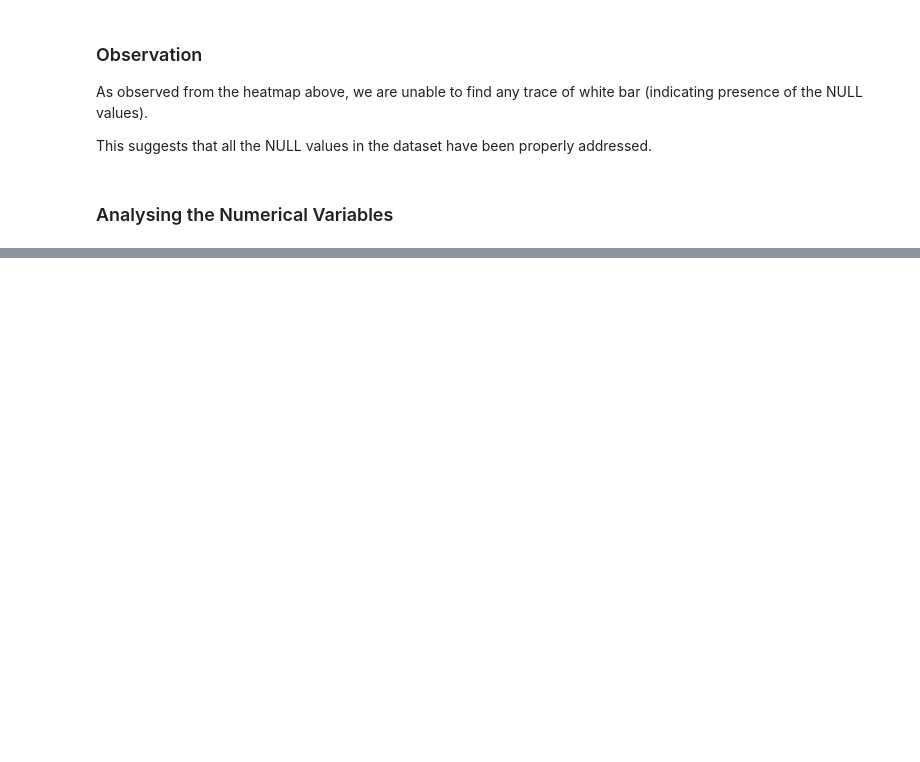
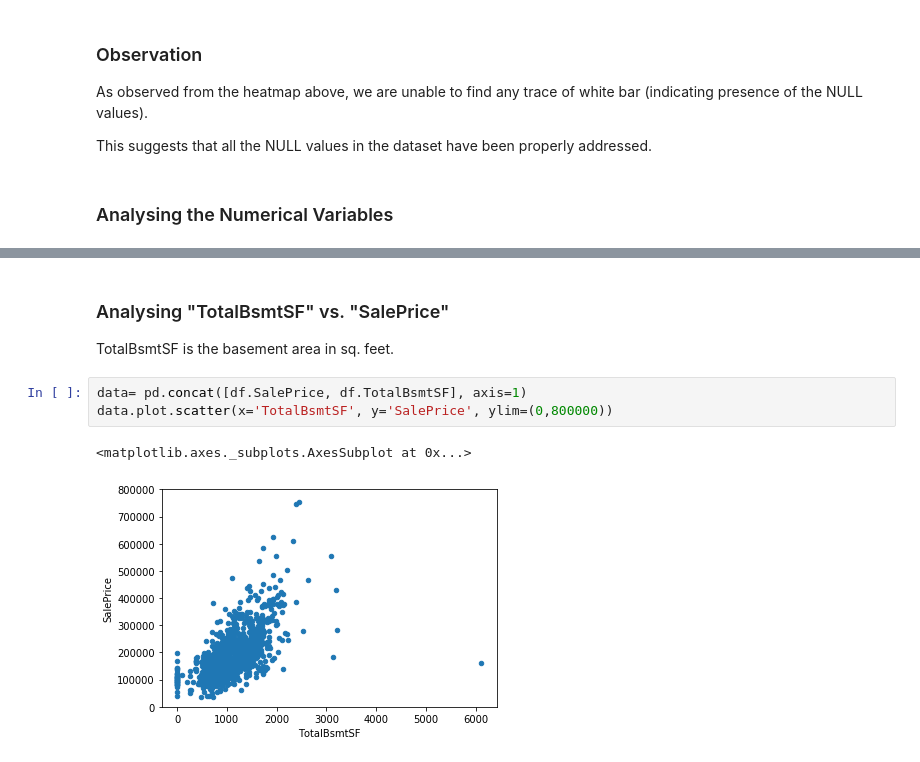
Before and after one commit to priyam81/milestoneReport, a Jupyter notebook: capstone1.ipynb, the cells around one changed output, grey strips where cells are left out. Saved outputs shown, nothing was run; the diff lists cells and outputs as text; blank space fills up the shorter version.

```diff
--- a/capstone1.ipynb
+++ b/capstone1.ipynb
@@ -197,0 +311,10 @@ This suggests that all the NULL values in the dataset have been properly address
+# %% [markdown]
+### Analysing "TotalBsmtSF" vs. "SalePrice"
+
+TotalBsmtSF is the basement area in sq. feet.
+# %%
+data= pd.concat([df.SalePrice, df.TotalBsmtSF], axis=1)
+data.plot.scatter(x='TotalBsmtSF', y='SalePrice', ylim=(0,800000))
+# %% [output]
+<matplotlib.axes._subplots.AxesSubplot at 0x...>
+[figure, added]
```
Also changed, not shown: parts of 22 cells of this notebook.
